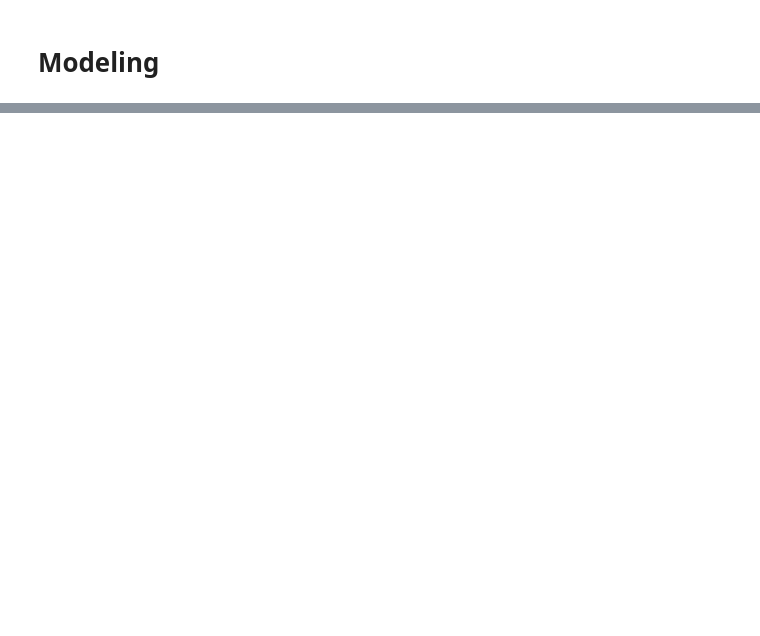
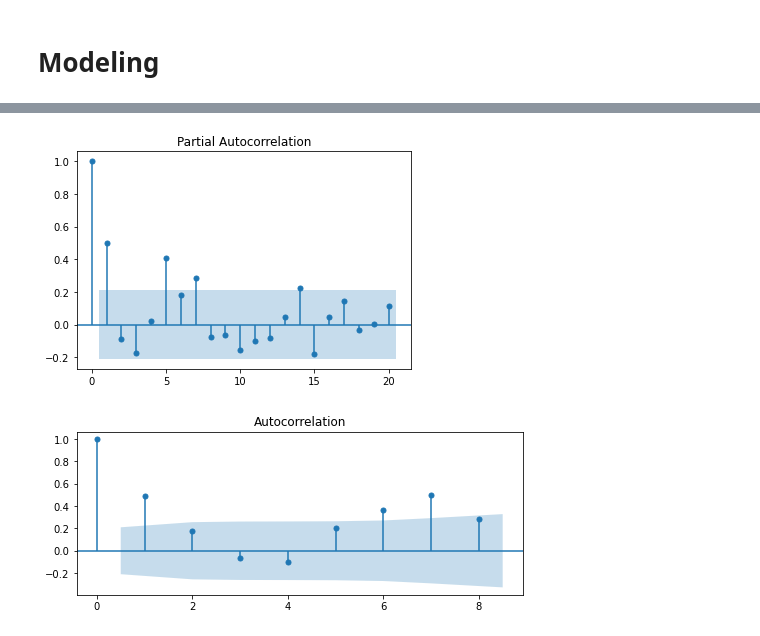
Before and after one commit to cjunhyuk/Kayak_Price_Analysis, a Jupyter notebook: Modeling.ipynb, the cells around one changed output, grey strips where cells are left out. Cells and saved outputs as stored; diff of their text form; code cells hidden in the pictures; blank space fills up the shorter version.

```diff
--- a/Modeling.ipynb
+++ b/Modeling.ipynb
@@ -49,0 +145,9 @@ from sklearn.preprocessing import StandardScaler, OneHotEncoder
+# %%
+plot_pacf(ts_daily) #shown below is that an AR term of 1 is ideal
+
+from statsmodels.graphics.tsaplots import plot_pacf
+fig, ax = plt.subplots(figsize=(8,3))
+plot_acf(ts_daily, ax=ax, lags=8);
+# %% [output]
+[figure, added]
+[figure, added]
```
Also changed, not shown: parts of 46 cells of this notebook.
